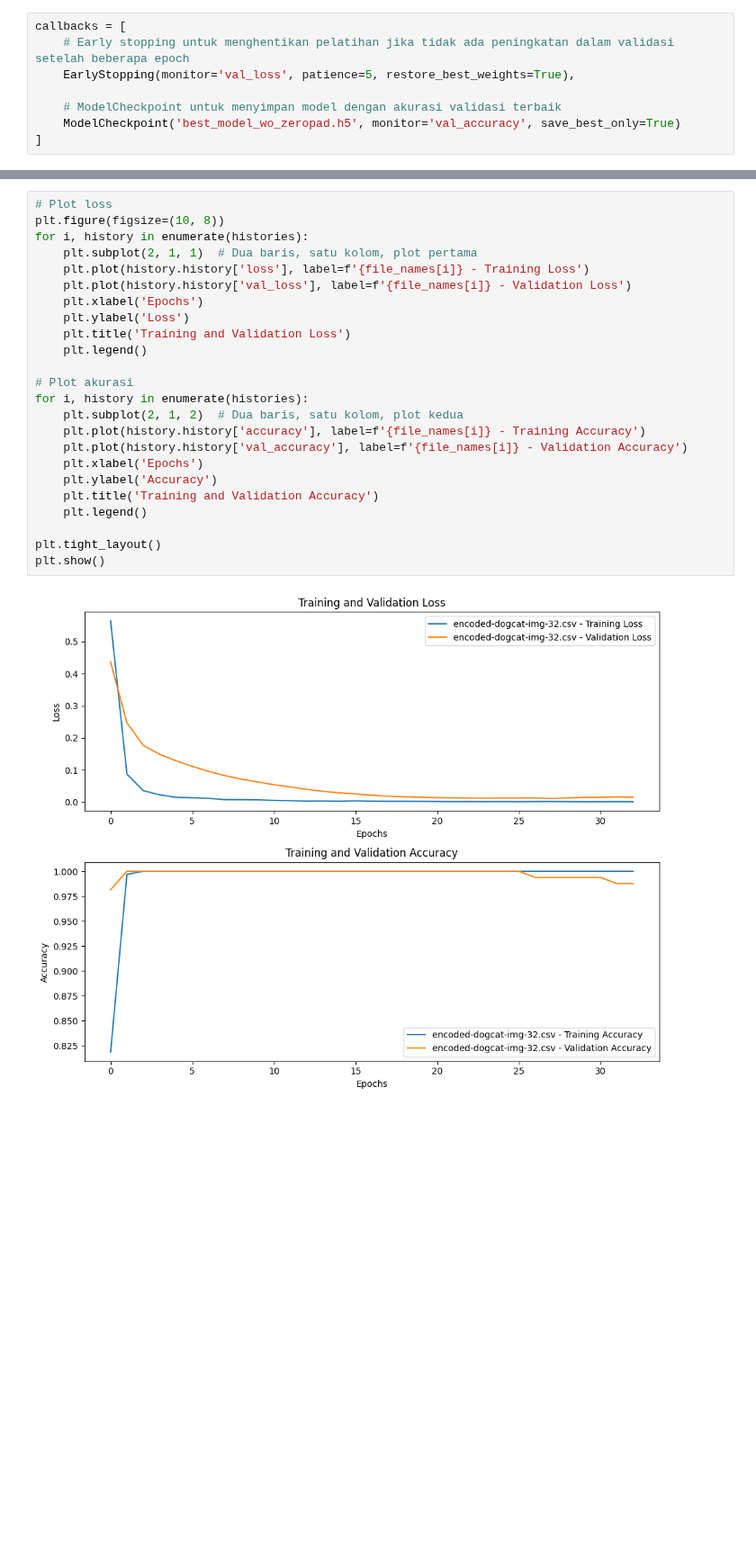
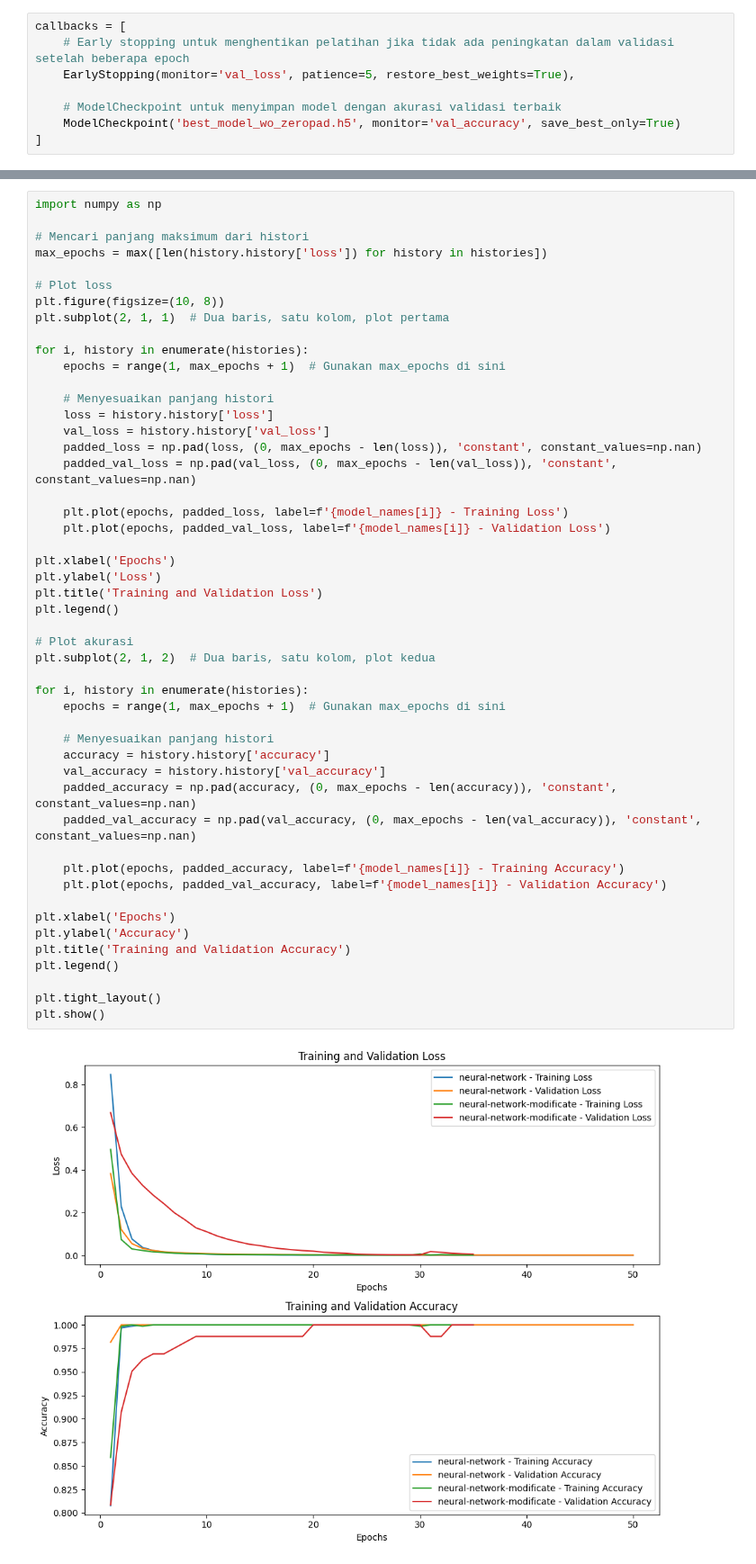
Before and after one commit to whisnumurtyga/animal-face-expression-detection-using-lbp-and-resnet, a Jupyter notebook: model-wo-zeropad.ipynb, the cells around one changed output, grey strips where cells are left out. Shown at 90% size. Cells and saved outputs as stored; diff of their text form; blank space fills up the shorter version.

```diff
--- a/model-wo-zeropad.ipynb
+++ b/model-wo-zeropad.ipynb
@@ -134,27 +181,52 @@ Epoch 33/50
 ==> End Model encoded-dogcat-img-32.csv <==
 # %%
+import numpy as np
+
+# Mencari panjang maksimum dari histori
+max_epochs = max([len(history.history['loss']) for history in histories])
+
 # Plot loss
 plt.figure(figsize=(10, 8))
+plt.subplot(2, 1, 1)  # Dua baris, satu kolom, plot pertama
+
 for i, history in enumerate(histories):
-    plt.subplot(2, 1, 1)  # Dua baris, satu kolom, plot pertama
-    plt.plot(history.history['loss'], label=f'{file_names[i]} - Training Loss')
-    plt.plot(history.history['val_loss'], label=f'{file_names[i]} - Validation Loss')
-    plt.xlabel('Epochs')
-    plt.ylabel('Loss')
-    plt.title('Training and Validation Loss')
-    plt.legend()
+    epochs = range(1, max_epochs + 1)  # Gunakan max_epochs di sini
+
+    # Menyesuaikan panjang histori
+    loss = history.history['loss']
+    val_loss = history.history['val_loss']
+    padded_loss = np.pad(loss, (0, max_epochs - len(loss)), 'constant', constant_values=np.nan)
+    padded_val_loss = np.pad(val_loss, (0, max_epochs - len(val_loss)), 'constant', constant_values=np.nan)
+
+    plt.plot(epochs, padded_loss, label=f'{model_names[i]} - Training Loss')
+    plt.plot(epochs, padded_val_loss, label=f'{model_names[i]} - Validation Loss')
+
+plt.xlabel('Epochs')
+plt.ylabel('Loss')
+plt.title('Training and Validation Loss')
+plt.legend()
 
 # Plot akurasi
+plt.subplot(2, 1, 2)  # Dua baris, satu kolom, plot kedua
+
 for i, history in enumerate(histories):
-    plt.subplot(2, 1, 2)  # Dua baris, satu kolom, plot kedua
-    plt.plot(history.history['accuracy'], label=f'{file_names[i]} - Training Accuracy')
-    plt.plot(history.history['val_accuracy'], label=f'{file_names[i]} - Validation Accuracy')
-    plt.xlabel('Epochs')
-    plt.ylabel('Accuracy')
-    plt.title('Training and Validation Accuracy')
-    plt.legend()
+    epochs = range(1, max_epochs + 1)  # Gunakan max_epochs di sini
+
+    # Menyesuaikan panjang histori
+    accuracy = history.history['accuracy']
+    val_accuracy = history.history['val_accuracy']
+    padded_accuracy = np.pad(accuracy, (0, max_epochs - len(accuracy)), 'constant', constant_values=np.nan)
+    padded_val_accuracy = np.pad(val_accuracy, (0, max_epochs - len(val_accuracy)), 'constant', constant_values=np.nan)
+
+    plt.plot(epochs, padded_accuracy, label=f'{model_names[i]} - Training Accuracy')
+    plt.plot(epochs, padded_val_accuracy, label=f'{model_names[i]} - Validation Accuracy')
+
+plt.xlabel('Epochs')
+plt.ylabel('Accuracy')
+plt.title('Training and Validation Accuracy')
+plt.legend()
 
 plt.tight_layout()
 plt.show()
 # %% [output]
-[figure, old version]
+[figure, new version]
```
Also changed, not shown: parts of 4 cells of this notebook, 28 other files.
